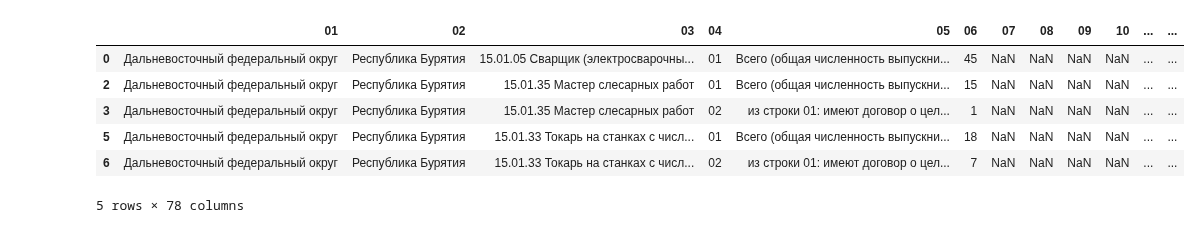
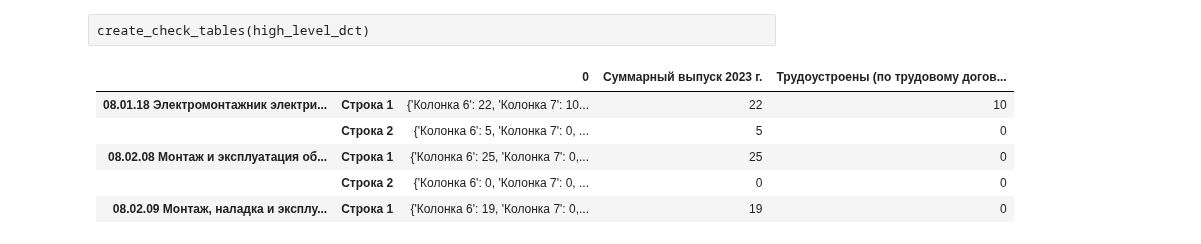
Before and after one commit to t0r1n88/Dodger_2023, a Jupyter notebook: employment_OPK.ipynb, the cells around one changed output. Cells and saved outputs as stored; diff of their text form; code cells hidden in the pictures.

```diff
--- a/employment_OPK.ipynb
+++ b/employment_OPK.ipynb
@@ -113,0 +188,15 @@ for file in os.listdir(path_folder_data):
+# %%
+# Создаем словарь среднего уровня содержащй данные по всем специальностям
+poo_dct = {key: copy.deepcopy(spec_dict) for key in code_spec}
+
+high_level_dct[name_file] = copy.deepcopy(poo_dct)
+
+"""
+В итоге получается такая структура
+{БРИТ:{13.01.10:{Строка 1:{Колонка 1:0}}},ТСИГХ:{22.01.10:{Строка 1:{Колонка 1:0}}}}
+
+"""
+
+current_code = 'Ошибка проверьте правильность заполнения кодов специальностей'  # чекбокс для проверки заполнения кода специальности
+
+idx_row = 1  # счетчик обработанных строк
@@ -114,10 +225,39 @@ for file in os.listdir(path_folder_data):
+# %% [raw]
+create_check_tables(high_level_dct)
+# %%
+# получаем уникальные специальности
+all_spec_code = set()
+for poo, spec in high_level_dct.items():
+    for code_spec, data in spec.items():
+        all_spec_code.add(code_spec)
+
+itog_df = {key: copy.deepcopy(spec_dict) for key in all_spec_code}
+# %%
+# Складываем результаты неочищенного словаря
+for poo, spec in high_level_dct.items():
+    for code_spec, data in spec.items():
+        for row, col_data in data.items():
+            for col, value in col_data.items():
+                if col == 'Колонка 78':
+                    itog_df[code_spec][row][col] += check_data_note(value)
+                else:
+                    itog_df[code_spec][row][col] += value
+# %%
+ # Сортируем получившийся словарь по возрастанию для удобства использования
+sort_itog_dct = sorted(itog_df.items())
+itog_df = {dct[0]: dct[1] for dct in sort_itog_dct}
+
+out_df = pd.DataFrame.from_dict(itog_df, orient='index')
+
+stack_df = out_df.stack()
+# название такое выбрал потому что было лень заменять значения из блокнота юпитера
+frame = stack_df.to_frame()
 # %%
-df_form1.head()
+frame.head()
 # %% [output]
-|  | 01 | 02 | 03 | 04 | 05 | 06 | 07 | 08 | 09 | 10 | ... | ... |
-| 0 | Дальневосточный федеральный округ | Республика Бурятия | 15.01.05 Сварщик (электросварочны... | 01 | Всего (общая численность выпускни... | 45 | NaN | NaN | NaN | NaN | ... | ... |
-| 2 | Дальневосточный федеральный округ | Республика Бурятия | 15.01.35 Мастер слесарных работ | 01 | Всего (общая численность выпускни... | 15 | NaN | NaN | NaN | NaN | ... | ... |
-| 3 | Дальневосточный федеральный округ | Республика Бурятия | 15.01.35 Мастер слесарных работ | 02 | из строки 01: имеют договор о цел... | 1 | NaN | NaN | NaN | NaN | ... | ... |
-| 5 | Дальневосточный федеральный округ | Республика Бурятия | 15.01.33 Токарь на станках с числ... | 01 | Всего (общая численность выпускни... | 18 | NaN | NaN | NaN | NaN | ... | ... |
-| 6 | Дальневосточный федеральный округ | Республика Бурятия | 15.01.33 Токарь на станках с числ... | 02 | из строки 01: имеют договор о цел... | 7 | NaN | NaN | NaN | NaN | ... | ... |
+|  |  | 0 | Суммарный выпуск 2023 г. | Трудоустроены (по трудовому догов... |
+| 08.01.18 Электромонтажник электри... | Строка 1 | {'Колонка 6': 22, 'Колонка 7': 10... | 22 | 10 |
+|  | Строка 2 | {'Колонка 6': 5, 'Колонка 7': 0, ... | 5 | 0 |
+| 08.02.08 Монтаж и эксплуатация об... | Строка 1 | {'Колонка 6': 25, 'Колонка 7': 0,... | 25 | 0 |
+|  | Строка 2 | {'Колонка 6': 0, 'Колонка 7': 0, ... | 0 | 0 |
+| 08.02.09 Монтаж, наладка и эксплу... | Строка 1 | {'Колонка 6': 19, 'Колонка 7': 0,... | 19 | 0 |
-5 rows × 78 columns
```
Also changed, not shown: parts of 11 cells of this notebook.
